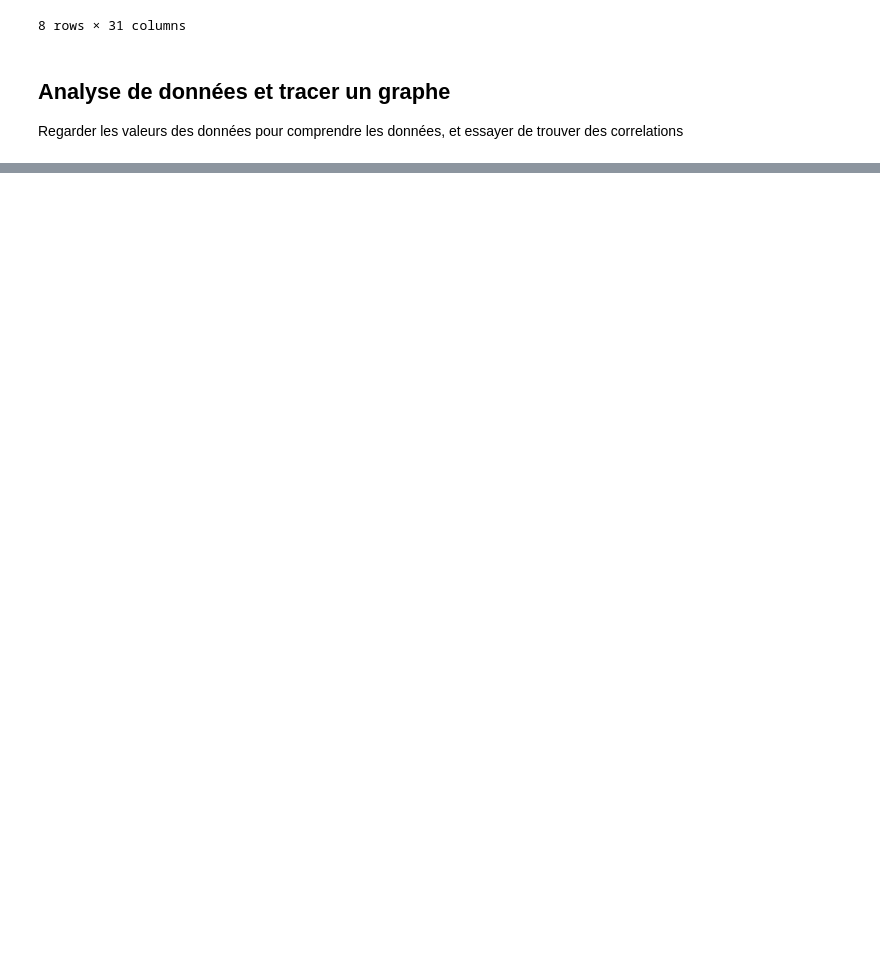
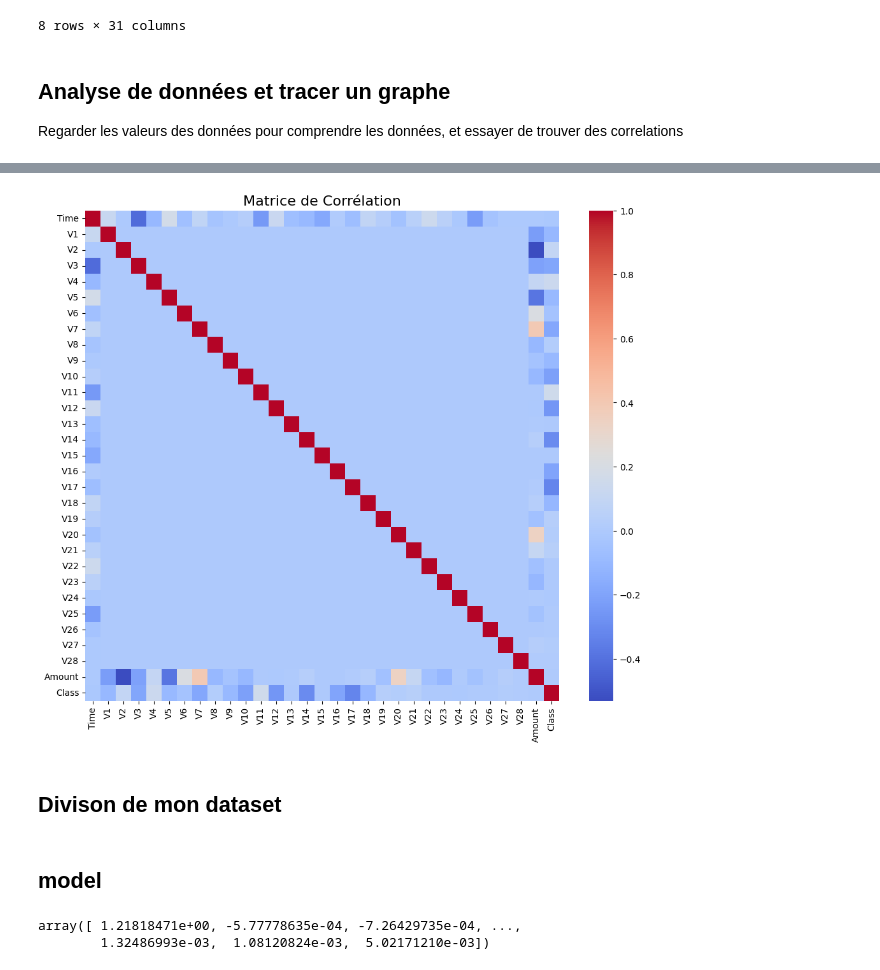
Before and after one commit to NdongoMamoudou/analyse-donnees-fraude-marketing, a Jupyter notebook: notebook/AnalysefraudeBanquaire.ipynb, the cells around one changed output, grey strips where cells are left out. Drawn from its saved outputs; the diff is of its cells as text; code cells hidden in the pictures; blank space fills up the shorter version.

```diff
--- a/notebook/AnalysefraudeBanquaire.ipynb
+++ b/notebook/AnalysefraudeBanquaire.ipynb
@@ -149,0 +174,8 @@ plt.show()
+# %%
+plt.figure(figsize=(12, 10))
+corr_matrix = df_banque.corr()
+sns.heatmap(corr_matrix, cmap='coolwarm', annot=False, fmt=".2f")
+plt.title("Matrice de Corrélation", fontsize=16)
+plt.show()
+# %% [output]
+[figure, added]
@@ -149,0 +188,2 @@ plt.show()
+# %% [markdown]
+## Divison de mon dataset
@@ -149,0 +195,12 @@ plt.show()
+# %% [markdown]
+## model
+# %%
+## utilsier un model
+model = LinearRegression()
+
+##entrainer les données
+
+model.fit(x_train , y_train)
+# %% [output]
+array([ 1.21818471e+00, -5.77778635e-04, -7.26429735e-04, ...,
+        1.32486993e-03,  1.08120824e-03,  5.02171210e-03])
```
Also changed, not shown: parts of 11 cells of this notebook.
